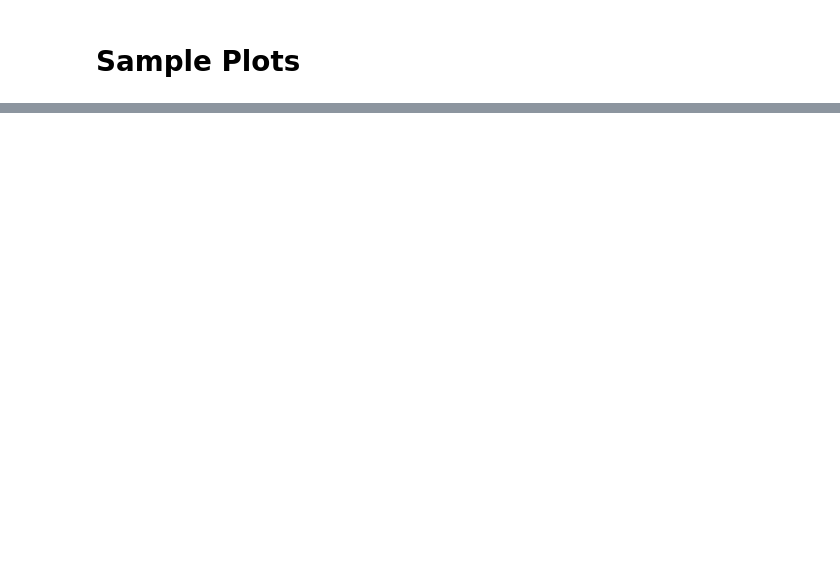
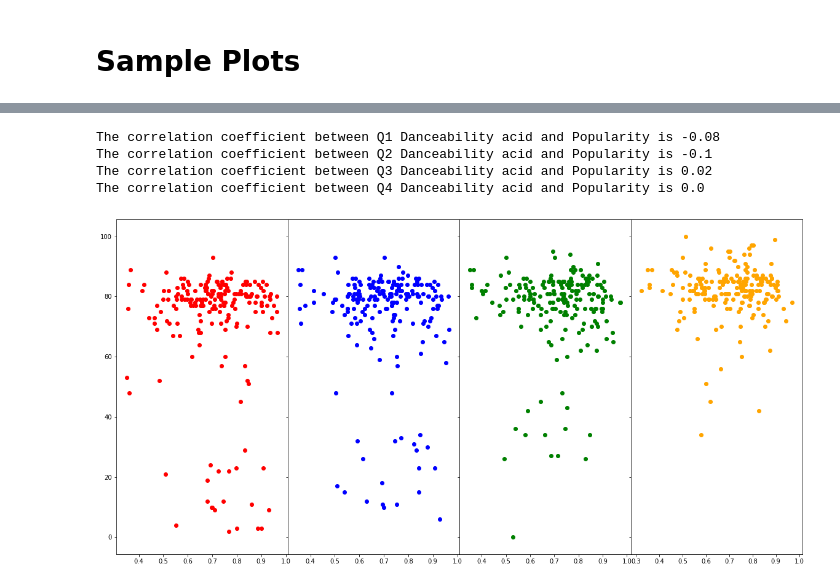
Before and after one commit to navidmalakootikhah/Project-One, a Jupyter notebook: analysis.ipynb, the cells around one changed output, grey strips where cells are left out. Saved outputs shown, nothing was run; the diff lists cells and outputs as text; code cells hidden in the pictures; blank space fills up the shorter version.

Commit message:
danceability is added to the analysis

```diff
--- a/analysis.ipynb
+++ b/analysis.ipynb
@@ -191,0 +236,22 @@ rvalue
+# %%
+#Finding any possible correlation between dancibility and popularity
+
+fig2, axs = plt.subplots(1,4,sharex='col', sharey='row',
+                        gridspec_kw={'hspace': 0, 'wspace': 0},figsize=(20,10))
+ax1, ax2, ax3, ax4 = axs
+
+ax1.scatter(dance_q1['Danceability'], dance_q1['Popularity'],color='red')
+ax2.scatter(dance_q2['Danceability'], dance_q2['Popularity'],color='blue')
+ax3.scatter(dance_q3['Danceability'], dance_q3['Popularity'],color='green')
+ax4.scatter(dance_q4['Danceability'], dance_q4['Popularity'],color='orange')
+
+print(f"The correlation coefficient between Q1 Danceability acid and Popularity is {round(pearsonr(dance_q1['Danceability'],dance_q1['Popularity'])[0],2)}")
+print(f"The correlation coefficient between Q2 Danceability acid and Popularity is {round(pearsonr(dance_q2['Danceability'],dance_q2['Popularity'])[0],2)}")
+print(f"The correlation coefficient between Q3 Danceability acid and Popularity is {round(pearsonr(dance_q3['Danceability'],dance_q3['Popularity'])[0],2)}")
+print(f"The correlation coefficient between Q4 Danceability acid and Popularity is {round(pearsonr(dance_q4['Danceability'],dance_q4['Popularity'])[0],2)}")
+# %% [output]
+The correlation coefficient between Q1 Danceability acid and Popularity is -0.08
+The correlation coefficient between Q2 Danceability acid and Popularity is -0.1
+The correlation coefficient between Q3 Danceability acid and Popularity is 0.02
+The correlation coefficient between Q4 Danceability acid and Popularity is 0.0
+[figure, added]
```
Also changed, not shown: parts of 11 cells of this notebook, 1 other file.
